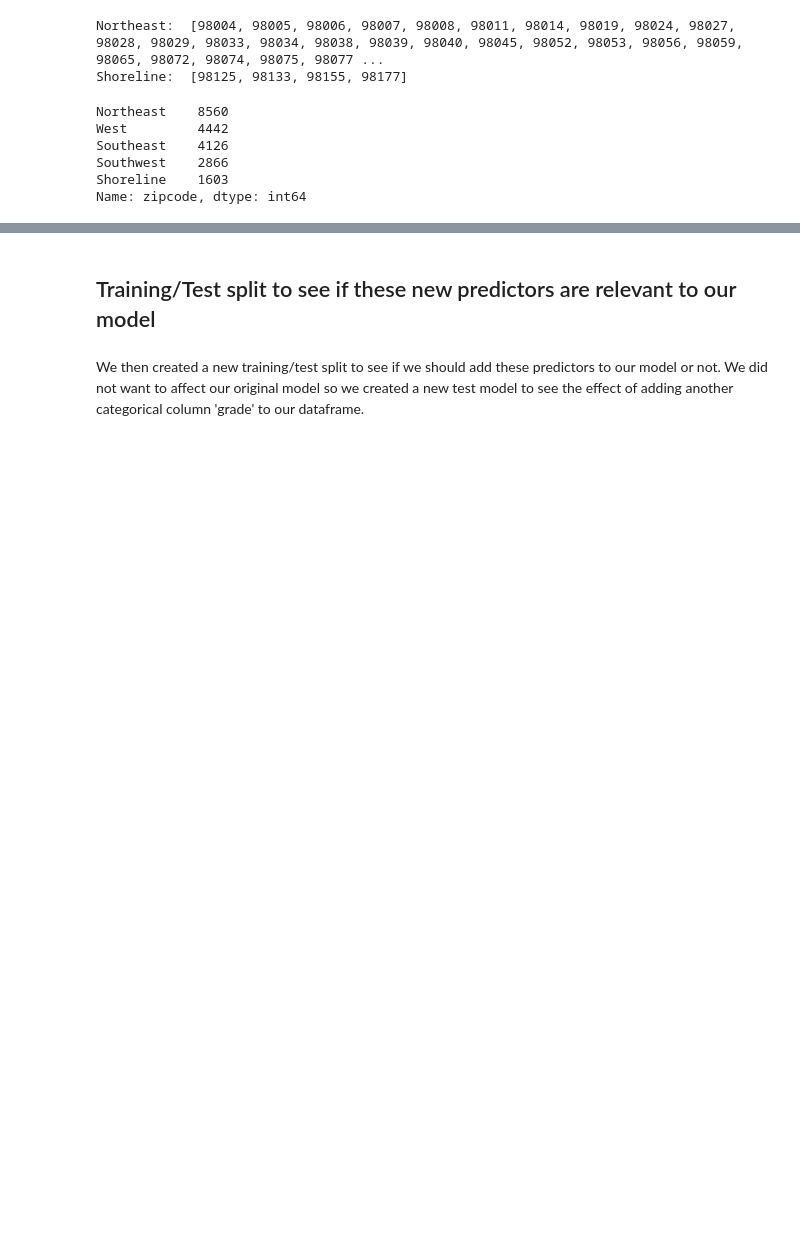
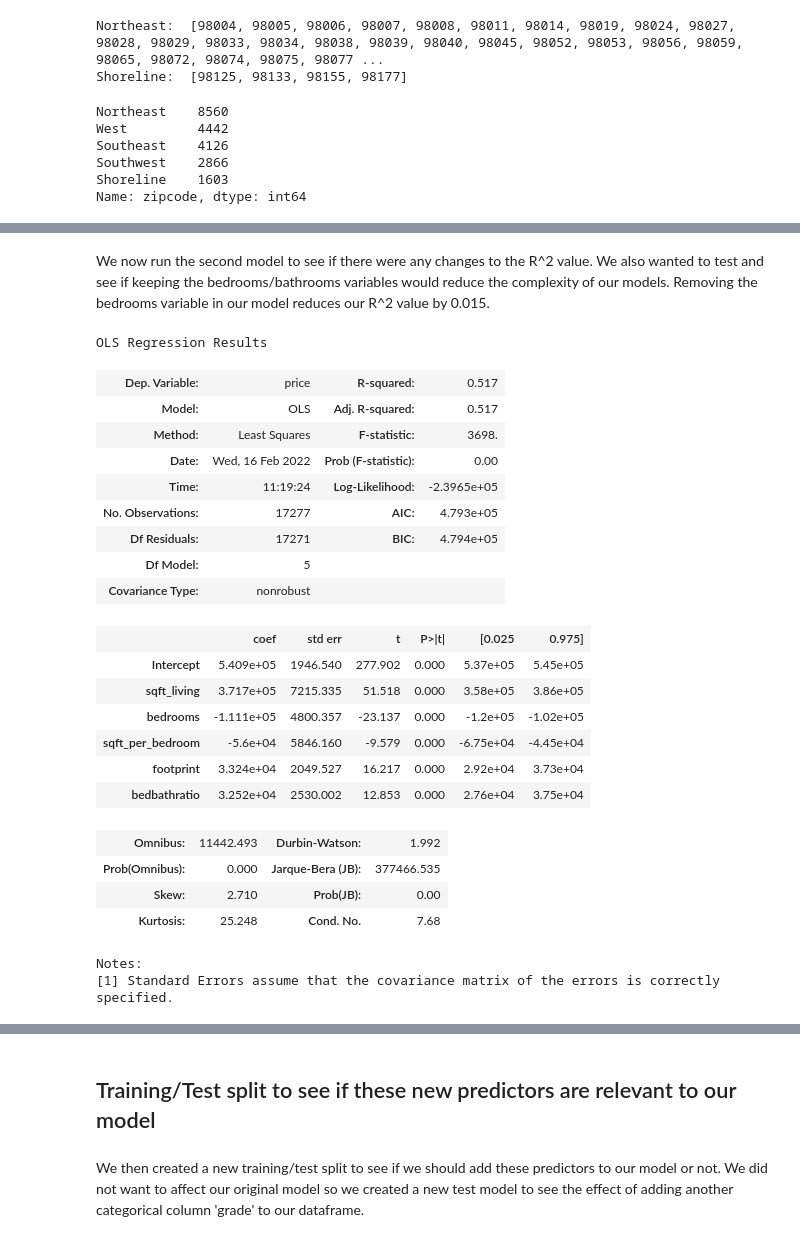
Before and after one commit to NaavSD/House-Plan-Analysis, a Jupyter notebook: Project 2 Notebook.ipynb, the cells around one changed output, grey strips where cells are left out. Saved outputs shown, nothing was run; the diff lists cells and outputs as text; code cells hidden in the pictures; blank space fills up the shorter version.

```diff
--- a/Project 2 Notebook.ipynb
+++ b/Project 2 Notebook.ipynb
@@ -133,8 +134,15 @@ dfinit = housedf.drop(['id', 'date', 'yr_renovated', 'condition', 'waterfront',
 
 dfrev1 = dfinit.drop(['sqft_living15', 'sqft_lot15'], axis=1).copy()
 dfrevcopy = dfinit.drop(['sqft_living15', 'sqft_lot15'], axis=1).copy()
+# Feature engineered sqft_per_bedroom as a data column since for our stakeholder, knowing the avg sqft per bedroom in a home
+# would be useful in deciding which direction to go for homebuilding.
 housedf['sqft_per_bedroom'] = housedf['sqft_living'] / housedf['bedrooms']
+# Feature engineered the footprint column to visualized the relationship between sqft of living and the lot size so that our
+# stakholder would know on avg what home sizes they would be working with.
 housedf['footprint'] = housedf['sqft_living'] / housedf['sqft_lot']
+# Feature engineered the bedbathratio since they have decently high multicollinearity - combining them together in the bed/bath
+# ratio might give us a better R^2 value
+housedf['bedbathratio'] = housedf['bedrooms'] / housedf['bathrooms']
 housedf
 # %% [output]
 |  | id | date | price | bedrooms | bathrooms | sqft_living | sqft_lot | floors | waterfront | view | ... |
@@ -538,0 +299,6 @@ Name: grade, dtype: int64
+# %%
+housedf.drop_duplicates(keep = 'first', inplace = True)
+y = housedf['price']
+X = housedf[['bedrooms','bathrooms','sqft_living','sqft_lot','floors', 'yr_built', 'zipcode',\
+             'sqft_per_bedroom', 'footprint', 'bedbathratio']]
+X_train, X_test, y_train, y_test = train_test_split(X, y, test_size=0.2, random_state=56)
@@ -538,0 +524,30 @@ Name: grade, dtype: int64
+# %% [markdown]
+We now run the second model to see if there were any changes to the R^2 value. We also wanted to test and see if keeping the bedrooms/bathrooms variables would reduce the complexity of our models. Removing the bedrooms variable in our model reduces our R^2 value by 0.015.
+# %%
+formula = 'price ~  sqft_living + bedrooms + sqft_per_bedroom + footprint + bedbathratio'
+model = ols(formula, X_train_scaled_plus_y).fit()
+model.summary()
+# %% [output]
+OLS Regression Results
+| Dep. Variable: | price | R-squared: | 0.517 |
+| Model: | OLS | Adj. R-squared: | 0.517 |
+| Method: | Least Squares | F-statistic: | 3698. |
+| Date: | Wed, 16 Feb 2022 | Prob (F-statistic): | 0.00 |
+| Time: | 11:19:24 | Log-Likelihood: | -2.3965e+05 |
+| No. Observations: | 17277 | AIC: | 4.793e+05 |
+| Df Residuals: | 17271 | BIC: | 4.794e+05 |
+| Df Model: | 5 |  |  |
+| Covariance Type: | nonrobust |  |  |
+|  | coef | std err | t | P>|t| | [0.025 | 0.975] |
+| Intercept | 5.409e+05 | 1946.540 | 277.902 | 0.000 | 5.37e+05 | 5.45e+05 |
+| sqft_living | 3.717e+05 | 7215.335 | 51.518 | 0.000 | 3.58e+05 | 3.86e+05 |
+| bedrooms | -1.111e+05 | 4800.357 | -23.137 | 0.000 | -1.2e+05 | -1.02e+05 |
+| sqft_per_bedroom | -5.6e+04 | 5846.160 | -9.579 | 0.000 | -6.75e+04 | -4.45e+04 |
+| footprint | 3.324e+04 | 2049.527 | 16.217 | 0.000 | 2.92e+04 | 3.73e+04 |
+| bedbathratio | 3.252e+04 | 2530.002 | 12.853 | 0.000 | 2.76e+04 | 3.75e+04 |
+| Omnibus: | 11442.493 | Durbin-Watson: | 1.992 |
+| Prob(Omnibus): | 0.000 | Jarque-Bera (JB): | 377466.535 |
+| Skew: | 2.710 | Prob(JB): | 0.00 |
+| Kurtosis: | 25.248 | Cond. No. | 7.68 |
+Notes:
+[1] Standard Errors assume that the covariance matrix of the errors is correctly specified.
```
Also changed, not shown: parts of 94 cells of this notebook.
